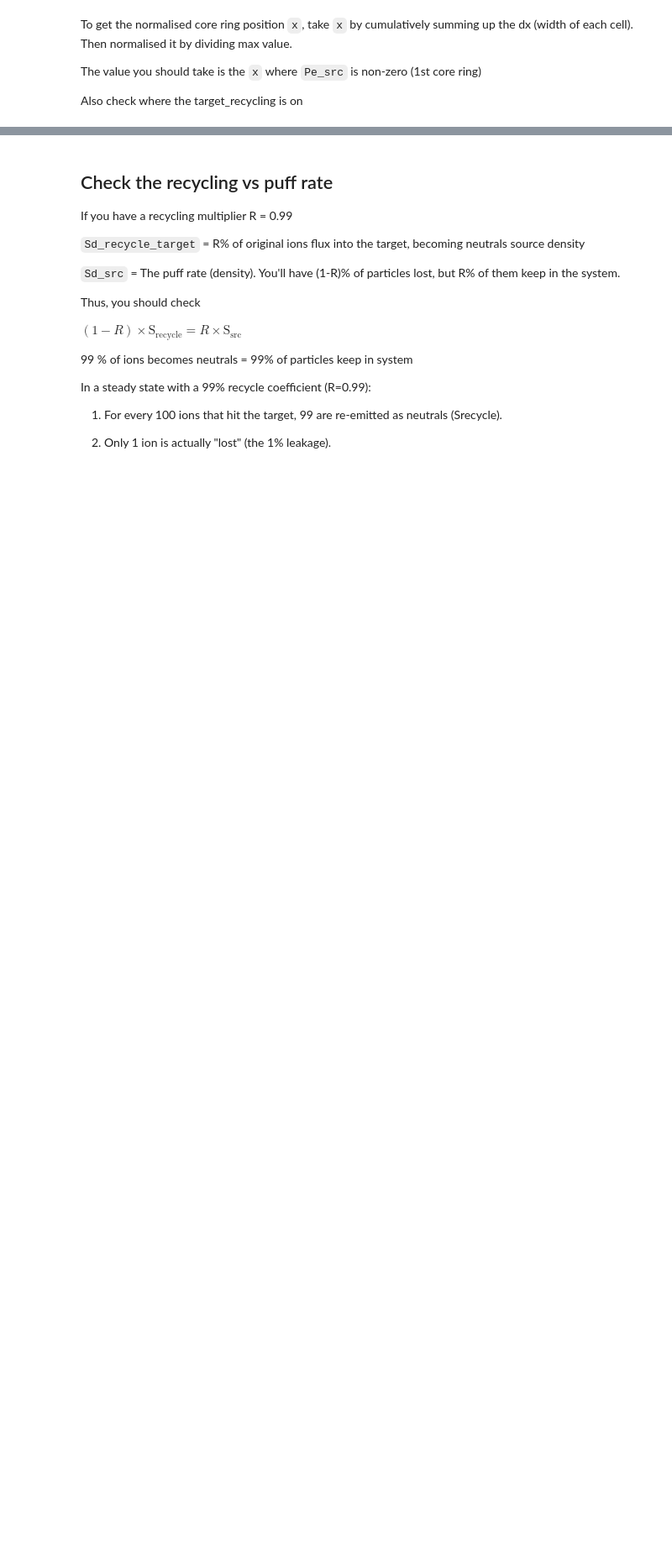
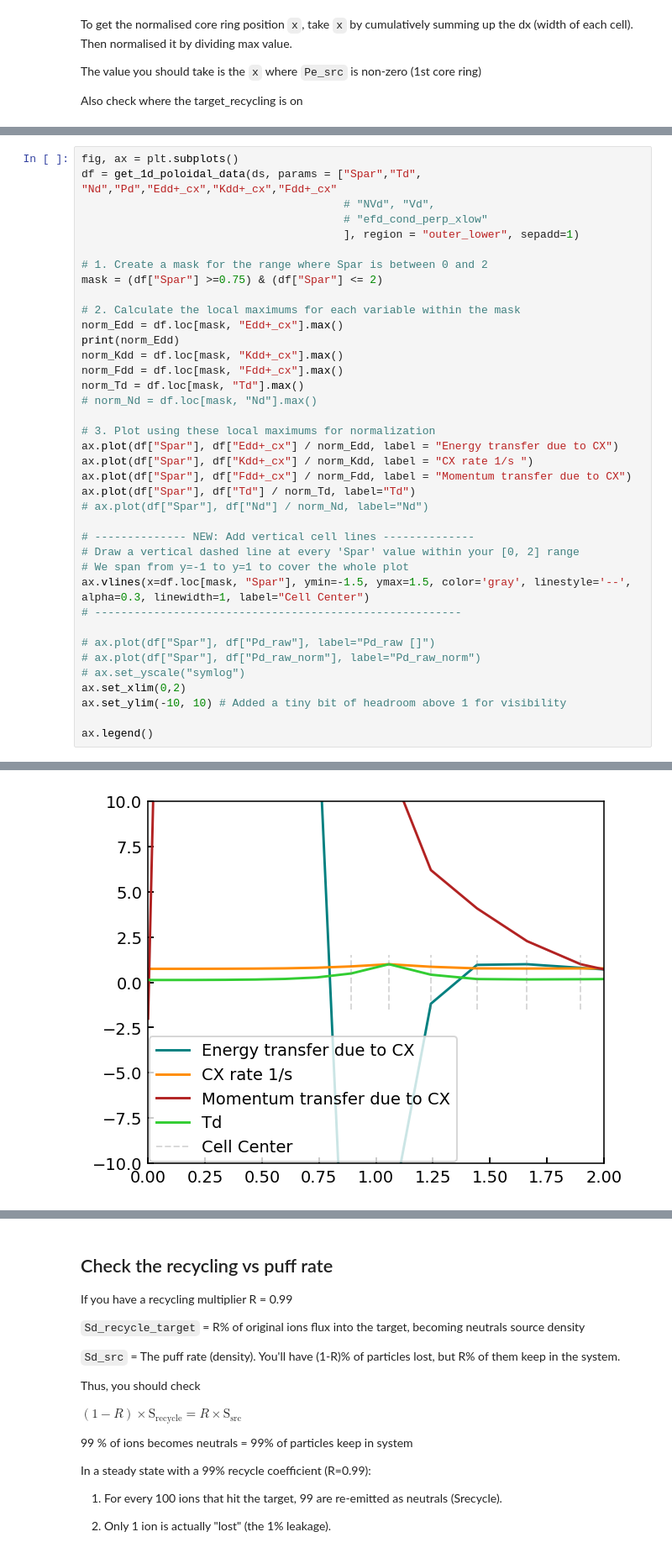
Before and after one commit to sun51027/hermes3-2dplots, a Jupyter notebook: calculator.ipynb, the cells around one changed output, grey strips where cells are left out. Shown at 84% size. Drawn from its saved outputs; the diff is of its cells as text; blank space fills up the shorter version.

```diff
--- a/calculator.ipynb
+++ b/calculator.ipynb
@@ -337,0 +387,39 @@ ax.legend()
+# %%
+fig, ax = plt.subplots()
+df = get_1d_poloidal_data(ds, params = ["Spar","Td", "Nd","Pd","Edd+_cx","Kdd+_cx","Fdd+_cx"
+                                        # "NVd", "Vd",
+                                        # "efd_cond_perp_xlow"
+                                        ], region = "outer_lower", sepadd=1)
+
+# 1. Create a mask for the range where Spar is between 0 and 2
+mask = (df["Spar"] >=0.75) & (df["Spar"] <= 2)
+
+# 2. Calculate the local maximums for each variable within the mask
+norm_Edd = df.loc[mask, "Edd+_cx"].max()
+print(norm_Edd)
+norm_Kdd = df.loc[mask, "Kdd+_cx"].max()
+norm_Fdd = df.loc[mask, "Fdd+_cx"].max()
+norm_Td = df.loc[mask, "Td"].max()
+# norm_Nd = df.loc[mask, "Nd"].max()
+
+# 3. Plot using these local maximums for normalization
+ax.plot(df["Spar"], df["Edd+_cx"] / norm_Edd, label = "Energy transfer due to CX")
+ax.plot(df["Spar"], df["Kdd+_cx"] / norm_Kdd, label = "CX rate 1/s ")
+ax.plot(df["Spar"], df["Fdd+_cx"] / norm_Fdd, label = "Momentum transfer due to CX")
+ax.plot(df["Spar"], df["Td"] / norm_Td, label="Td")
+# ax.plot(df["Spar"], df["Nd"] / norm_Nd, label="Nd")
+
+# -------------- NEW: Add vertical cell lines --------------
+# Draw a vertical dashed line at every 'Spar' value within your [0, 2] range
+# We span from y=-1 to y=1 to cover the whole plot
+ax.vlines(x=df.loc[mask, "Spar"], ymin=-1.5, ymax=1.5, color='gray', linestyle='--', alpha=0.3, linewidth=1, label="Cell Center")
+# --------------------------------------------------------
+
+# ax.plot(df["Spar"], df["Pd_raw"], label="Pd_raw []")
+# ax.plot(df["Spar"], df["Pd_raw_norm"], label="Pd_raw_norm")
+# ax.set_yscale("symlog")
+ax.set_xlim(0,2)
+ax.set_ylim(-10, 10) # Added a tiny bit of headroom above 1 for visibility
+
+ax.legend()
+# %% [output]
@@ -337,0 +429 @@ ax.legend()
+[figure, added]
```
Also changed, not shown: parts of 14 cells of this notebook, 2 other files.
